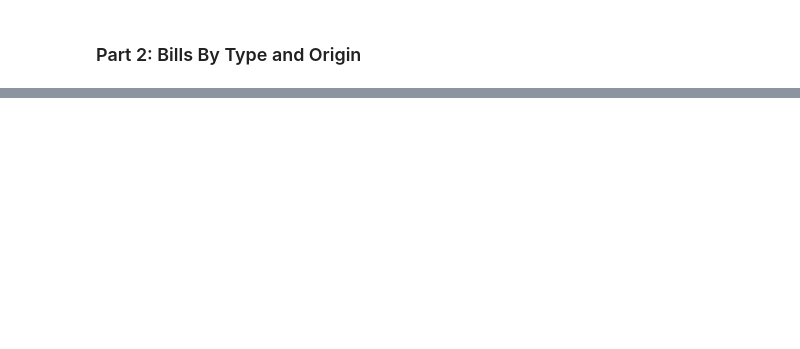
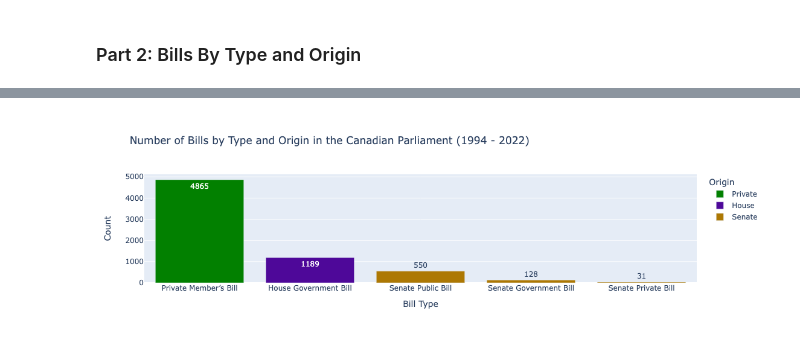
Before and after one commit to rileywheadon/canadian-legislation-visualisation, a Jupyter notebook: notebooks/04-visualisation.ipynb, the cells around one changed output, grey strips where cells are left out. Drawn from its saved outputs; the diff is of its cells as text; code cells hidden in the pictures; blank space fills up the shorter version.

```diff
--- a/notebooks/04-visualisation.ipynb
+++ b/notebooks/04-visualisation.ipynb
@@ -144,4 +178,19 @@ fig.show()
 # %% [markdown]
 ### Part 2: Bills By Type and Origin
 # %%
-display(data.head(3))
+data_2 = pd.DataFrame(data['BillType'].value_counts())
+data_2.reset_index(inplace = True)
+
+data_2.rename(
+    columns = {
+        "index": "Bill Type",
+        "BillType": "Count"
+    },
+    inplace = True
+)
+
+def getOrigin(x):
+    x = x.split(' ')[0]
+    return x
+
+data_2["Origin"] = data_2["Bill Type"].apply(lambda x: getOrigin(x))
@@ -152,0 +197,20 @@ display(data.head(3))
+# %%
+color_map = {
+    "Private": "#028000",
+    "House": "#4e0899",
+    "Senate": "#ad7803"
+}
+
+fig = px.bar(
+    data_2,
+    x = "Bill Type",
+    y = "Count",
+    text = "Count",
+    color = "Origin",
+    color_discrete_map = color_map,
+    title = "Number of Bills by Type and Origin in the Canadian Parliament (1994 - 2022)"
+)
+
+fig.show()
+# %% [output]
+[figure, added]
```
Also changed, not shown: parts of 12 cells of this notebook, 2 other files.
